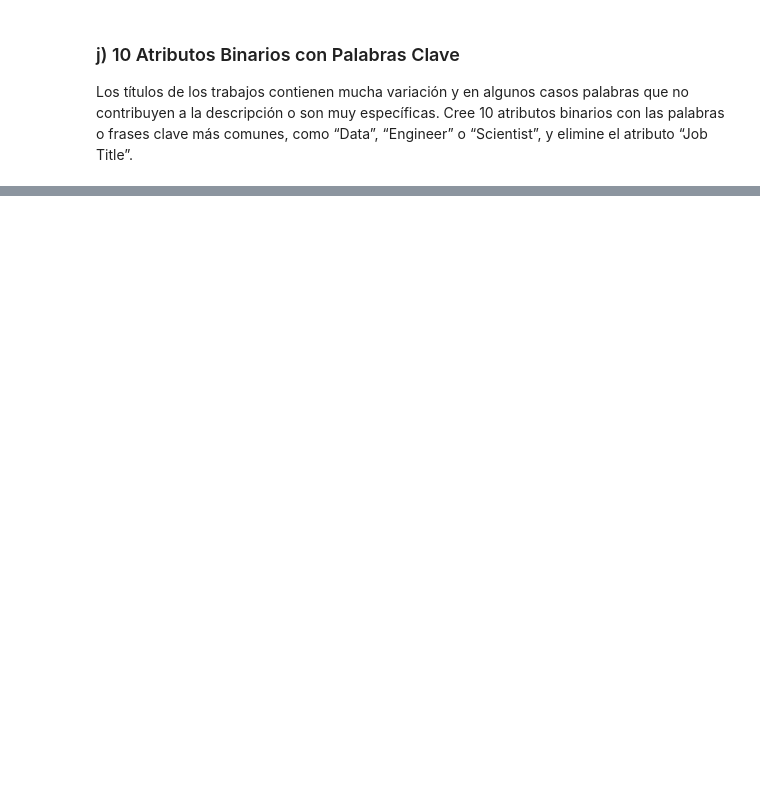
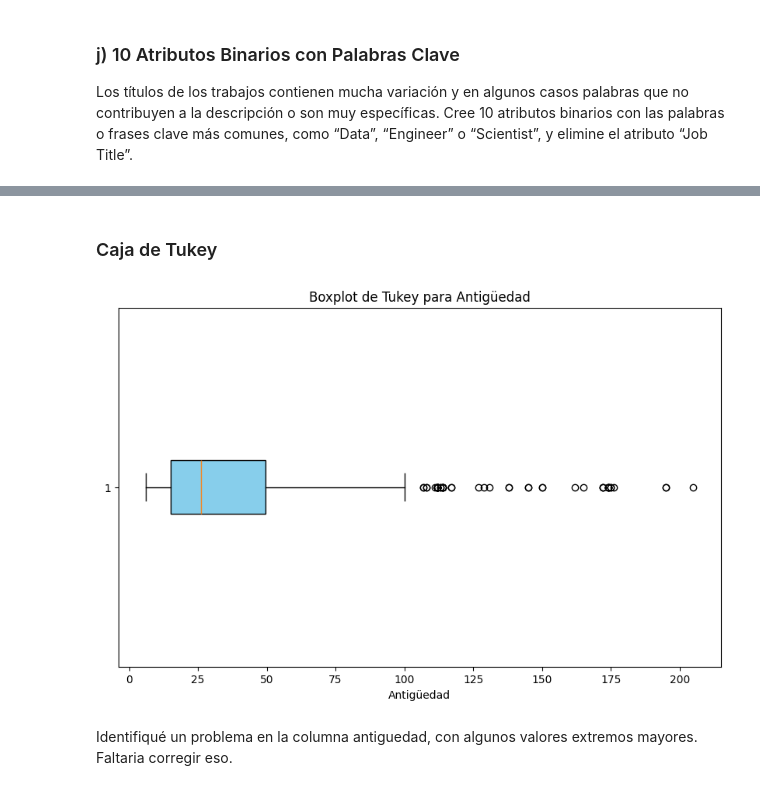
Before and after one commit to Lekkito/Mineria-de-Datos, a Jupyter notebook: prac1/prac1.ipynb, the cells around one changed output, grey strips where cells are left out. Cells and saved outputs as stored; diff of their text form; code cells hidden in the pictures; blank space fills up the shorter version.

```diff
--- a/prac1/mineria_p1.ipynb
+++ b/prac1/prac1.ipynb
@@ -506,0 +672,25 @@ palabras que no contribuyen a la descripción o son muy específicas. Cree
+# %% [markdown]
+### Caja de Tukey
+# %%
+# Calcular los límites de Tukey
+q1 = df['Antiguedad'].quantile(0.25)  # Primer cuartil
+q3 = df['Antiguedad'].quantile(0.75)  # Tercer cuartil
+iqr = q3 - q1  # Rango intercuartílico
+
+# Límites para los bigotes
+lower_bound = q1 - 1.5 * iqr
+upper_bound = q3 + 1.5 * iqr
+
+# Filtrar valores dentro de los límites
+filtered_data = df[(df['Antiguedad'] >= lower_bound) & (df['Antiguedad'] <= upper_bound)]
+
+# Crear el boxplot
+plt.figure(figsize=(10, 6))
+plt.boxplot(filtered_data['Antiguedad'], vert=False, patch_artist=True, boxprops=dict(facecolor='skyblue'))
+plt.title('Boxplot de Tukey para Antigüedad')
+plt.xlabel('Antigüedad')
+plt.show()
+# %% [output]
+[figure, added]
+# %% [markdown]
+Identifiqué un problema en la columna antiguedad, con algunos valores extremos mayores. Faltaria corregir eso.
```
Also changed, not shown: parts of 19 cells of this notebook, 3 other files.
